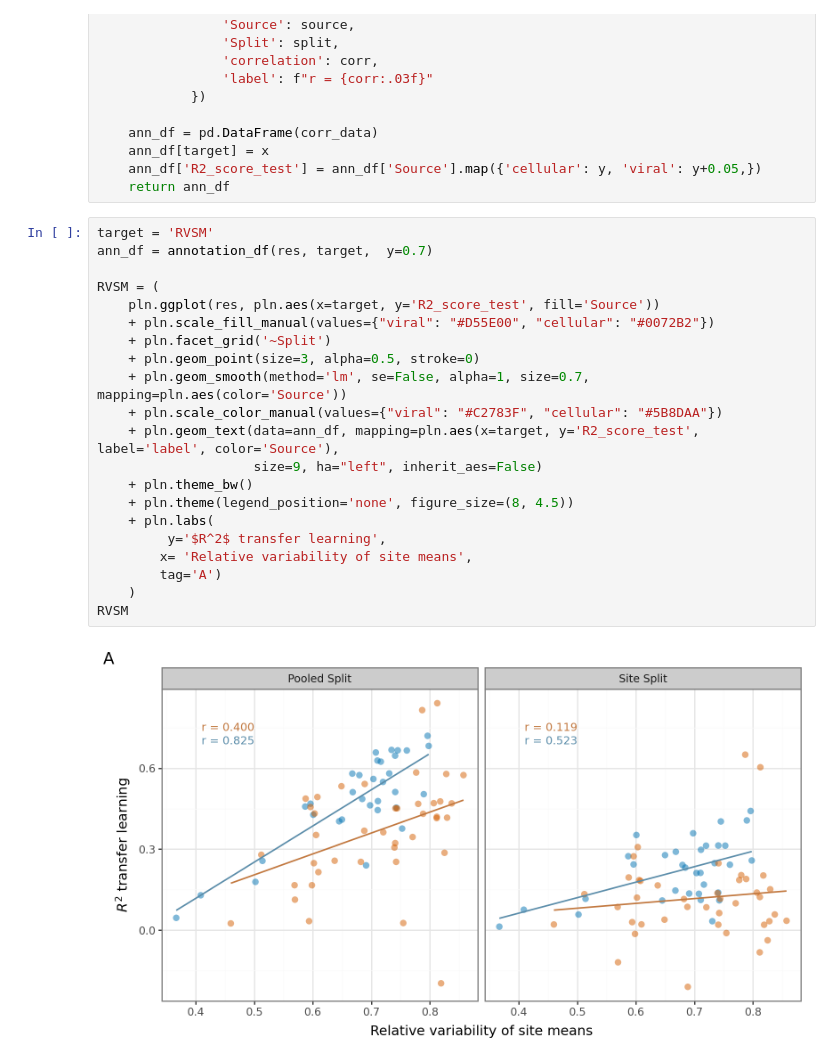
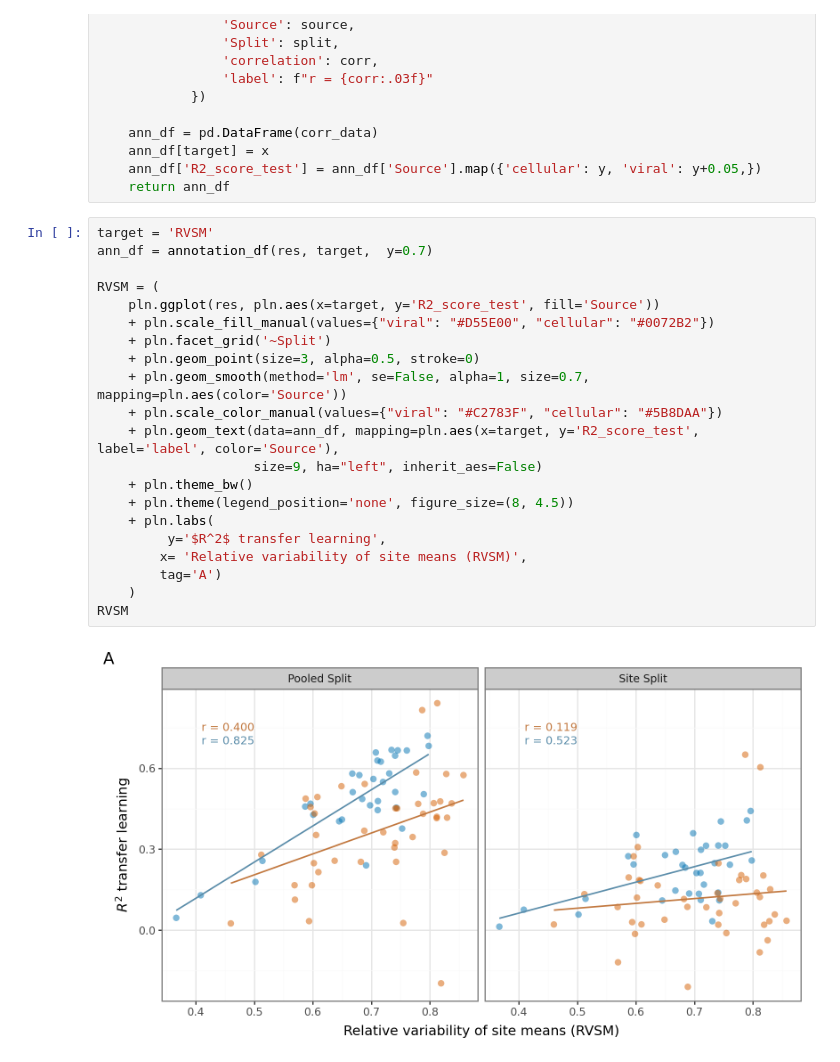
Before and after one commit to ziul-bio/DMS-SiteEffect-PLM, a Jupyter notebook: notebooks/variability_metrics.ipynb, the cells around one changed output. Drawn from its saved outputs; the diff is of its cells as text.

```diff
--- a/notebooks/variability_metrics.ipynb
+++ b/notebooks/variability_metrics.ipynb
@@ -592,26 +592,26 @@ def annotation_df(res, target, x=0.41, y=0.65):
 # %%
 target = 'RVSM'
 ann_df = annotation_df(res, target,  y=0.7)
 
 RVSM = (
     pln.ggplot(res, pln.aes(x=target, y='R2_score_test', fill='Source'))
     + pln.scale_fill_manual(values={"viral": "#D55E00", "cellular": "#0072B2"})
     + pln.facet_grid('~Split')
     + pln.geom_point(size=3, alpha=0.5, stroke=0)
     + pln.geom_smooth(method='lm', se=False, alpha=1, size=0.7,  mapping=pln.aes(color='Source'))
     + pln.scale_color_manual(values={"viral": "#C2783F", "cellular": "#5B8DAA"})
     + pln.geom_text(data=ann_df, mapping=pln.aes(x=target, y='R2_score_test', label='label', color='Source'),
                     size=9, ha="left", inherit_aes=False)
     + pln.theme_bw()
     + pln.theme(legend_position='none', figure_size=(8, 4.5))
     + pln.labs(
          y='$R^2$ transfer learning',
-        x= 'Relative variability of site means',
+        x= 'Relative variability of site means (RVSM)',
         tag='A')
     )
 RVSM
 # %% [output]
-[figure, old version]
+[figure, new version]
 # %%
 target = 'FHVS'
 ann_df = annotation_df(res, target, x=0.75, y=0.7)
```
Also changed, not shown: parts of 2 cells of this notebook, 1 other file.
